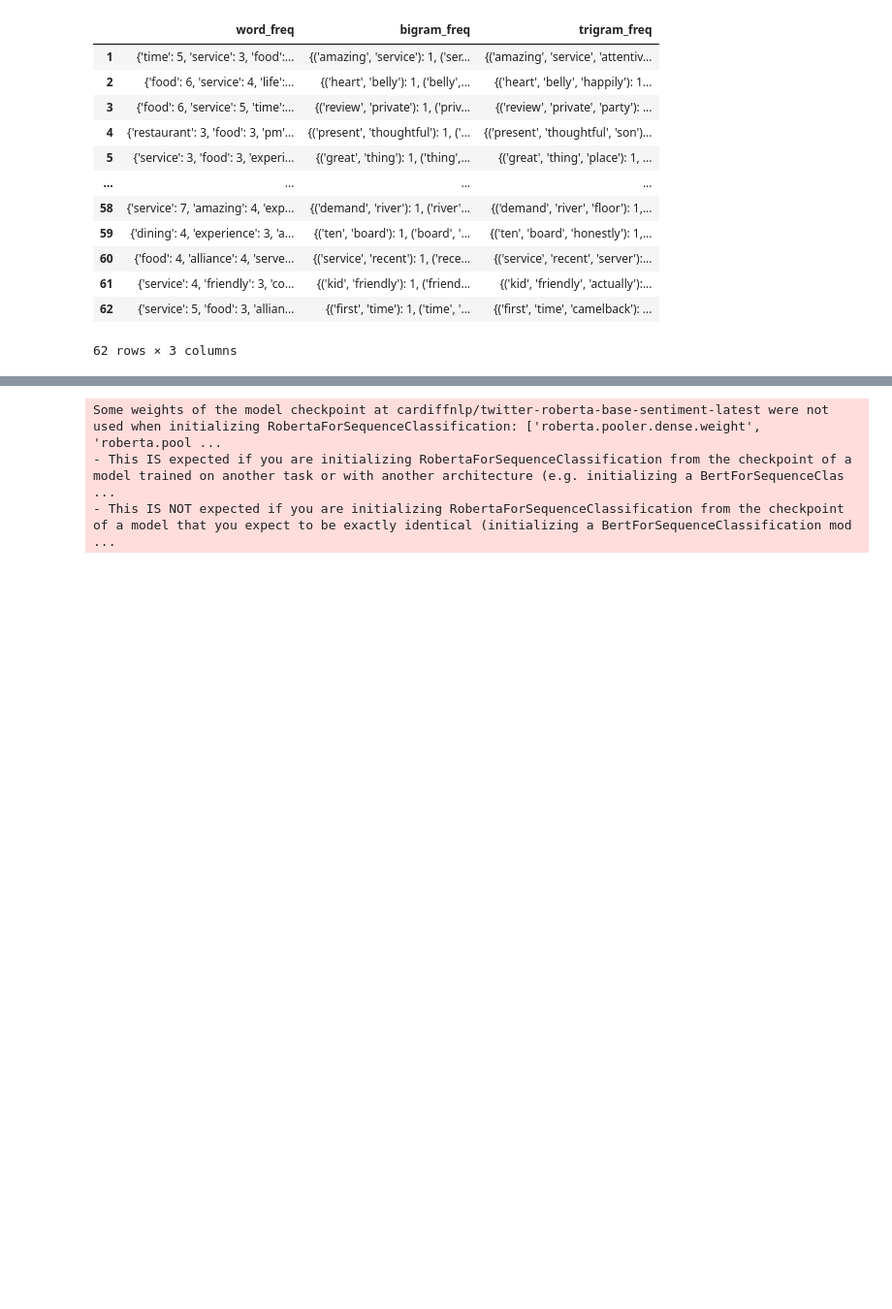
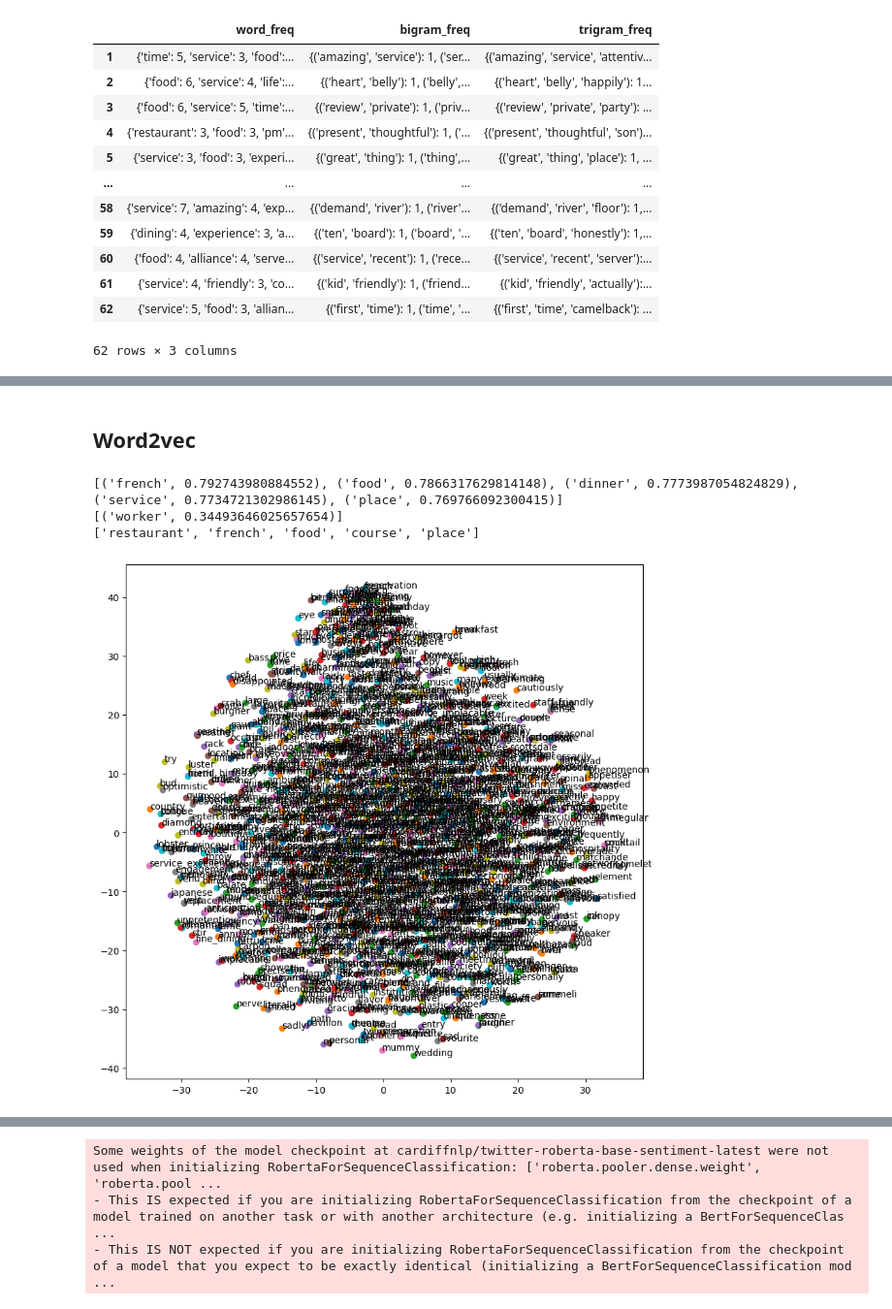
Before and after one commit to Alex-brss/NLP_Data_Exploration_and_Modeling, a Jupyter notebook: app.ipynb, the cells around one changed output, grey strips where cells are left out. Shown at 97% size. Saved outputs shown, nothing was run; the diff lists cells and outputs as text; code cells hidden in the pictures; blank space fills up the shorter version.

Commit message:
Added word2vec model and its visualisation. Removed unused files and configurations

```diff
--- a/app.ipynb
+++ b/app.ipynb
@@ -217,3 +222,5 @@ label_dict = {
 df['top_topic_labels'] = df['top_topics'].apply(lambda x: label_topics(x, lda_model))
 df['topics'] = df['top_topic_labels'].apply(lambda x: topicise(x, label_dict))
 df.drop(columns=['topic_distribution', 'top_topics'], inplace=True)
+# %% [markdown]
+## Word2vec
@@ -219,0 +231,72 @@ df.drop(columns=['topic_distribution', 'top_topics'], inplace=True)
+# %%
+# Find similar words
+print(word2vec_model.wv.most_similar('good', topn=5))
+
+# Find word analogies
+print(word2vec_model.wv.most_similar(positive=['woman', 'king'], negative=['man'], topn=1))
+
+def semantic_search(query_word, model, topn=5):
+    similar_words = model.wv.most_similar(query_word, topn=topn)
+    return [word for word, similarity in similar_words]
+
+# Example usage
+search_results = semantic_search('onion', word2vec_model, topn=5)
+print(search_results)
+
+# To put into streamlit
+
+# import streamlit as st
+
+# st.title("Restaurant Finder")
+
+# # Semantic search input
+# user_input = st.text_input("Search for restaurants with themes like:")
+# if user_input:
+#     search_terms = semantic_search(user_input, word2vec_model, topn=5)
+#     st.write("Restaurants related to:", ", ".join(search_terms))
+# %% [output]
+[('french', 0.792743980884552), ('food', 0.7866317629814148), ('dinner', 0.7773987054824829), ('service', 0.7734721302986145), ('place', 0.769766092300415)]
+[('worker', 0.34493646025657654)]
+['restaurant', 'french', 'food', 'course', 'place']
+# %%
+# Phrases alogrithm
+
+min_count = 3
+threshold = 5
+
+phrases = Phrases(df['tokens'], min_count=min_count, threshold=threshold)
+phraser = Phraser(phrases)
+
+df['bigrams'] = [phraser[tokens] for tokens in df['tokens']]
+df['trigrams'] = [phraser[bigrams] for bigrams in df['bigrams']]
+
+# Output: [['the', 'new_york', 'times'], ['new_york', 'post']]
+# %%
+vector_size = 100
+window = 5
+min_count = 1
+workers = 4
+
+# Training the model
+word2vec_model = Word2Vec(sentences=df['bigrams'], vector_size=vector_size, window=window, min_count=min_count, workers=workers)
+
+# Save the model
+word2vec_model.save("word2vec.model")
+# %%
+# We retrieve the word vectors from the model
+words = list(word2vec_model.wv.index_to_key)
+word_vectors = np.array([word2vec_model.wv[word] for word in words])
+
+# We reduce the dimensions to 2D using t-SNE
+tsne = TSNE(n_components=2)  # Adjust the perplexity value as needed
+word_vectors_2d = tsne.fit_transform(word_vectors)
+
+# We plot our results
+plt.figure(figsize=(10, 10))
+for i, word in enumerate(words):
+    plt.scatter(word_vectors_2d[i, 0], word_vectors_2d[i, 1])
+    plt.annotate(word, xy=(word_vectors_2d[i, 0], word_vectors_2d[i, 1]))
+
+plt.show()
+# %% [output]
+[figure, added]
```
Also changed, not shown: parts of 12 cells of this notebook, 37 other files.
